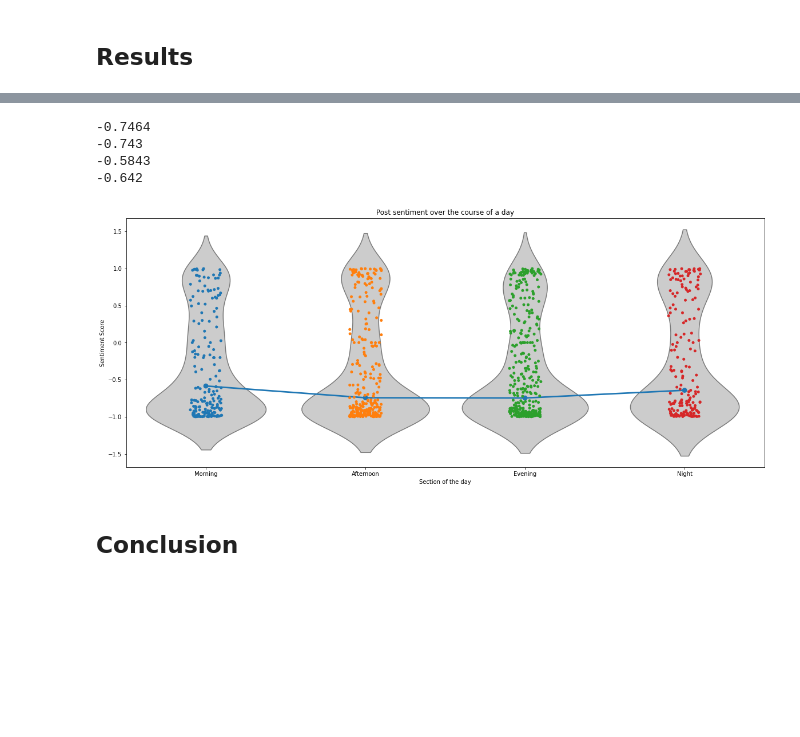
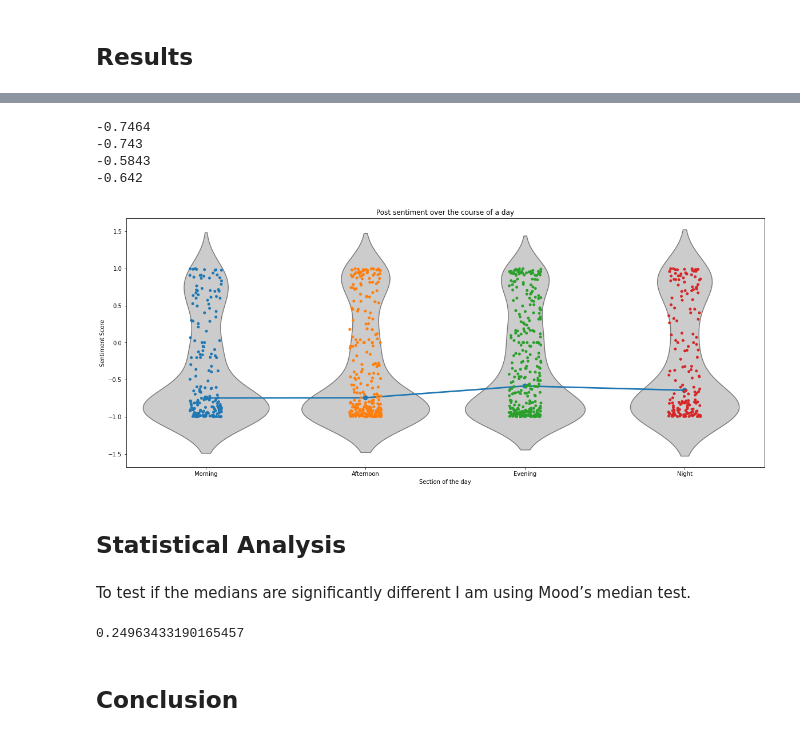
Before and after one commit to AnthonyCessna/Comp4447_Final_Project, a Jupyter notebook: FinalProject.ipynb, the cells around one changed output, grey strips where cells are left out. Cells and saved outputs as stored; diff of their text form; code cells hidden in the pictures; blank space fills up the shorter version.

```diff
--- a/FinalProject.ipynb
+++ b/FinalProject.ipynb
@@ -293,30 +311,47 @@ ax.set( xlabel = "Hour", ylabel = "Sentiment Score", title='Post sentiment over
 # %%
 plt.figure(figsize = (20,8))
 
-ax = sns.violinplot(x="Section_of_Day", y="compound", data=posts_df,
+ax = sns.violinplot(x="Section_of_Day", y="compound", data=posts_df, order =
+                   ["Morning", "Afternoon", "Evening", "Night"],
                     inner=None, color=".8")
 
-ax = sns.pointplot(x="Section_of_Day", y="compound", data=posts_df, ci = None, estimator=np.median)
+ax = sns.pointplot(x="Section_of_Day", y="compound", data=posts_df, ci = None, estimator=np.median, order =
+                   ["Morning", "Afternoon", "Evening", "Night"])
 
 ax = sns.stripplot(x="Section_of_Day", y="compound", data=posts_df, order =
                    ["Morning", "Afternoon", "Evening", "Night"], jitter = True)
 
 ax.set(xlabel = "Section of the day", ylabel = "Sentiment Score", title='Post sentiment over the course of a day')
 
 morning_median = np.median(posts_df[posts_df["Section_of_Day"] == "Morning"]["compound"])
 afternoon_median = np.median(posts_df[posts_df["Section_of_Day"] == "Afternoon"]["compound"])
 evening_median = np.median(posts_df[posts_df["Section_of_Day"] == "Evening"]["compound"])
 night_median = np.median(posts_df[posts_df["Section_of_Day"] == "Night"]["compound"])
 
 print(morning_median)
 print(afternoon_median)
 print(evening_median)
 print(night_median)
 # %% [output]
 -0.7464
 -0.743
 -0.5843
 -0.642
-[figure, old version]
+[figure, new version]
+# %% [markdown]
+## Statistical Analysis
+# %% [markdown]
+To test if the medians are significantly different I am using Mood’s median test.
+# %%
+from scipy.stats import median_test
+
+stat, p, med, tbl = median_test(posts_df[posts_df["Section_of_Day"] == "Morning"]["compound"],
+                                posts_df[posts_df["Section_of_Day"] == "Afternoon"]["compound"],
+                                posts_df[posts_df["Section_of_Day"] == "Evening"]["compound"],
+                                posts_df[posts_df["Section_of_Day"] == "Night"]["compound"])
+
+print(p)
+# %% [output]
+0.24963433190165457
 # %% [markdown]
 ## Conclusion
```
Also changed, not shown: parts of 7 cells of this notebook, 2 other files.
